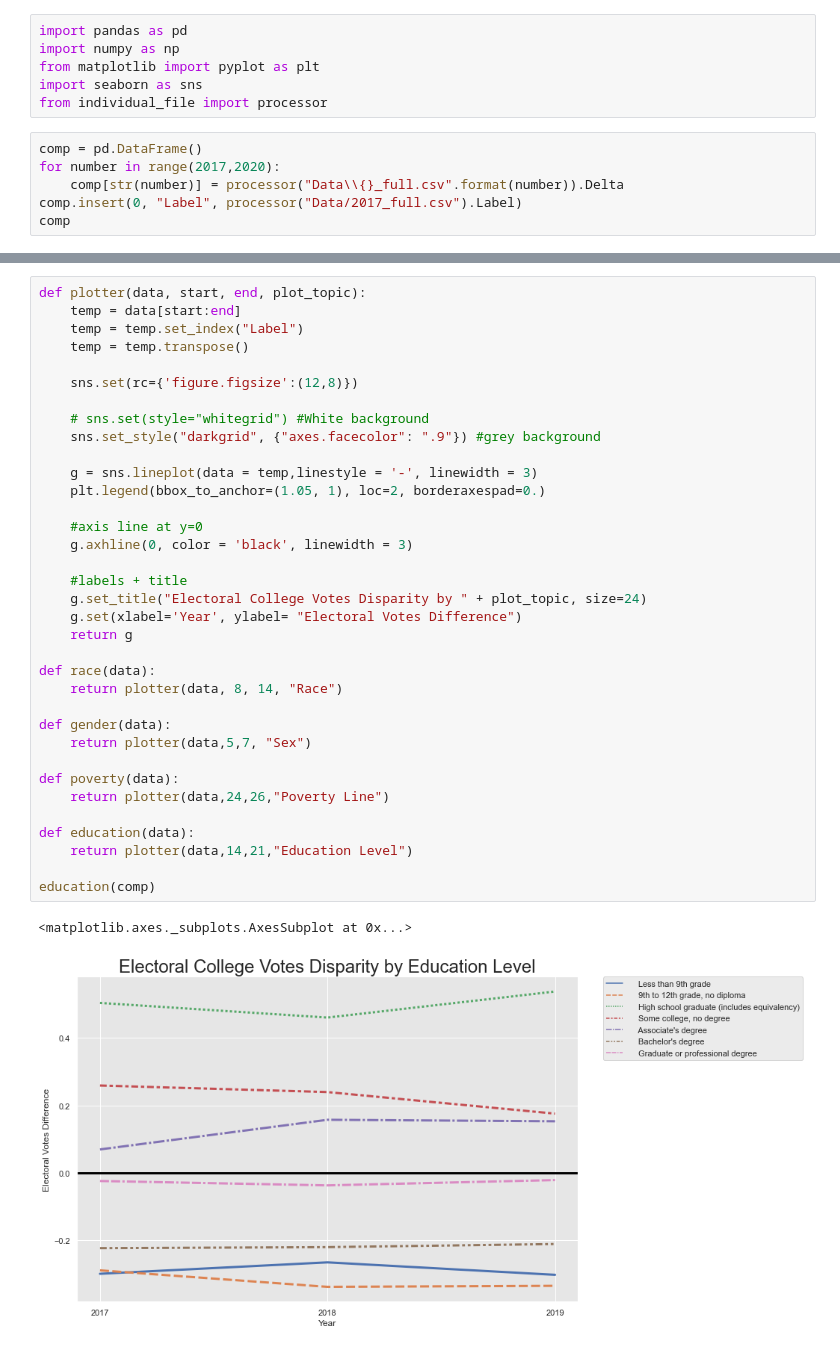
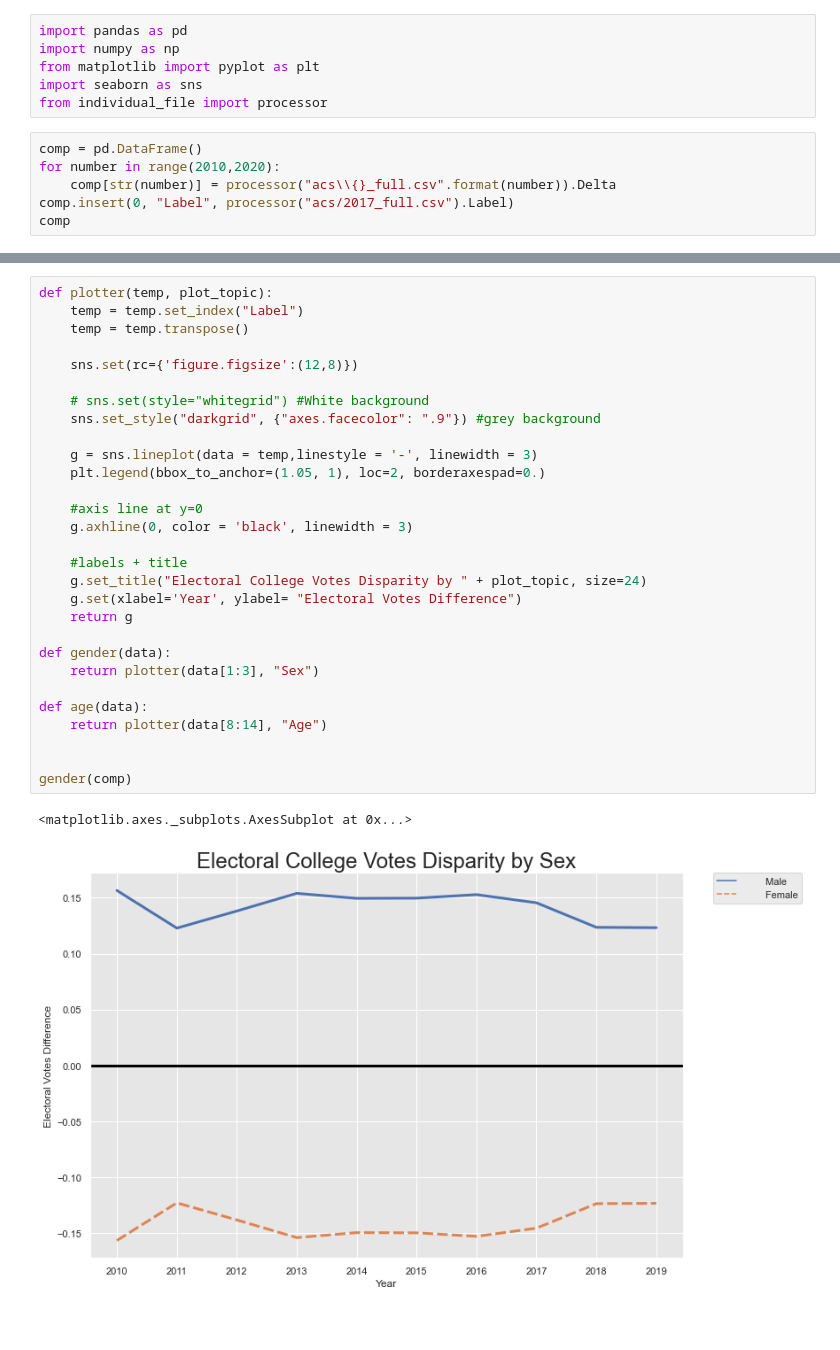
Before and after one commit to arefmalek/Electoral_census, a Jupyter notebook: scripts/composites.ipynb, the cells around one changed output, grey strips where cells are left out. Drawn from its saved outputs; the diff is of its cells as text; blank space fills up the shorter version.

Commit message:
made gender graph for past 10 years

```diff
--- a/scripts/composites.ipynb
+++ b/scripts/composites.ipynb
@@ -6,8 +6,8 @@ import seaborn as sns
 from individual_file import processor
 # %%
 comp = pd.DataFrame()
-for number in range(2017,2020):
-    comp[str(number)] = processor("Data\\{}_full.csv".format(number)).Delta
-comp.insert(0, "Label", processor("Data/2017_full.csv").Label)
+for number in range(2010,2020):
+    comp[str(number)] = processor("acs\\{}_full.csv".format(number)).Delta
+comp.insert(0, "Label", processor("acs/2017_full.csv").Label)
 comp
 # %% [output]
@@ -31,38 +47,32 @@ comp
 # %%
-def plotter(data, start, end, plot_topic):
-    temp = data[start:end]
+def plotter(temp, plot_topic):
     temp = temp.set_index("Label")
     temp = temp.transpose()
 
     sns.set(rc={'figure.figsize':(12,8)})
 
     # sns.set(style="whitegrid") #White background
     sns.set_style("darkgrid", {"axes.facecolor": ".9"}) #grey background
 
     g = sns.lineplot(data = temp,linestyle = '-', linewidth = 3)
     plt.legend(bbox_to_anchor=(1.05, 1), loc=2, borderaxespad=0.)
 
     #axis line at y=0
     g.axhline(0, color = 'black', linewidth = 3)
 
     #labels + title
     g.set_title("Electoral College Votes Disparity by " + plot_topic, size=24)
     g.set(xlabel='Year', ylabel= "Electoral Votes Difference")
     return g
 
-def race(data):
-    return plotter(data, 8, 14, "Race")
+def gender(data):
+    return plotter(data[1:3], "Sex")
 
-def gender(data):
-    return plotter(data,5,7, "Sex")
+def age(data):
+    return plotter(data[8:14], "Age")
 
-def poverty(data):
-    return plotter(data,24,26,"Poverty Line")
 
-def education(data):
-    return plotter(data,14,21,"Education Level")
-
-education(comp)
+gender(comp)
 # %% [output]
 <matplotlib.axes._subplots.AxesSubplot at 0x...>
-[figure, old version]
+[figure, new version]
```
Also changed, not shown: parts of 4 cells of this notebook, 13 other files.
